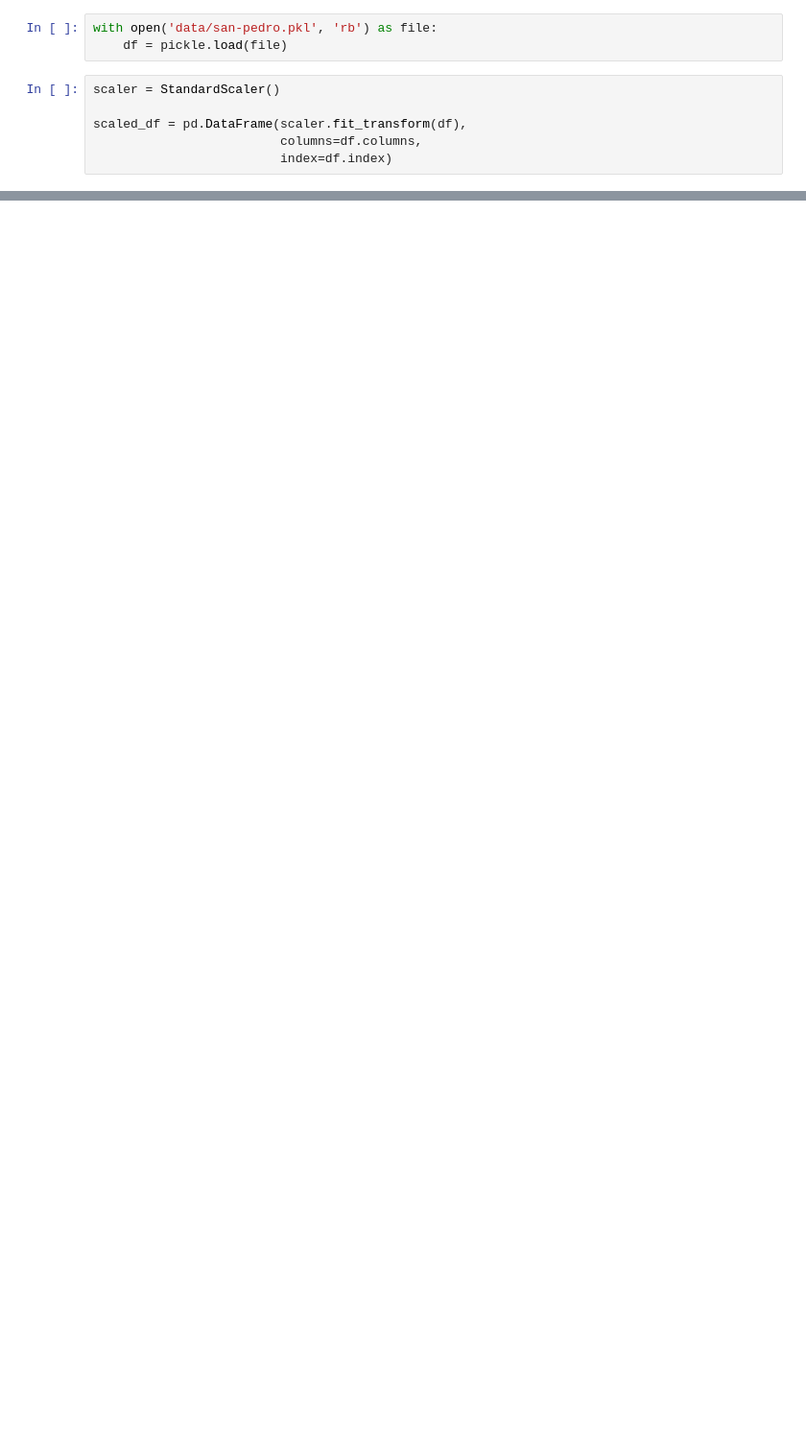
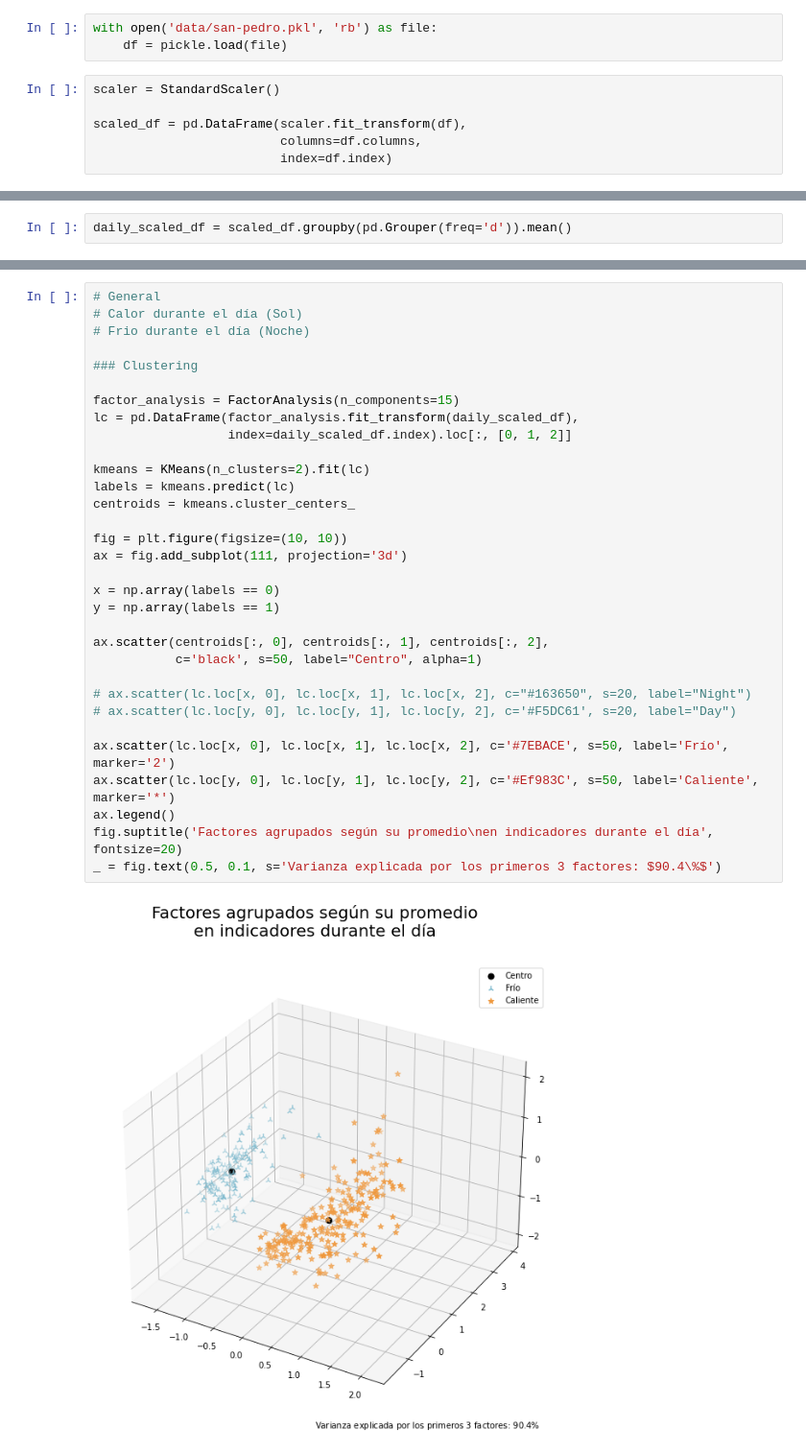
Before and after one commit to kmontocam/MA2003B, a Jupyter notebook: analysis.ipynb, the cells around one changed output, grey strips where cells are left out. Shown at 96% size. Cells and saved outputs as stored; diff of their text form; blank space fills up the shorter version.

```diff
--- a/analysis.ipynb
+++ b/analysis.ipynb
@@ -137,0 +193,2 @@ dtype: float64
+# %%
+daily_scaled_df = scaled_df.groupby(pd.Grouper(freq='d')).mean()
@@ -137,0 +233,34 @@ dtype: float64
+# %%
+# General
+# Calor durante el día (Sol)
+# Frio durante el día (Noche)
+
+### Clustering
+
+factor_analysis = FactorAnalysis(n_components=15)
+lc = pd.DataFrame(factor_analysis.fit_transform(daily_scaled_df),
+                  index=daily_scaled_df.index).loc[:, [0, 1, 2]]
+
+kmeans = KMeans(n_clusters=2).fit(lc)
+labels = kmeans.predict(lc)
+centroids = kmeans.cluster_centers_
+
+fig = plt.figure(figsize=(10, 10))
+ax = fig.add_subplot(111, projection='3d')
+
+x = np.array(labels == 0)
+y = np.array(labels == 1)
+
+ax.scatter(centroids[:, 0], centroids[:, 1], centroids[:, 2],
+           c='black', s=50, label="Centro", alpha=1)
+
+# ax.scatter(lc.loc[x, 0], lc.loc[x, 1], lc.loc[x, 2], c="#163650", s=20, label="Night")
+# ax.scatter(lc.loc[y, 0], lc.loc[y, 1], lc.loc[y, 2], c='#F5DC61', s=20, label="Day")
+
+ax.scatter(lc.loc[x, 0], lc.loc[x, 1], lc.loc[x, 2], c='#7EBACE', s=50, label='Frío', marker='2')
+ax.scatter(lc.loc[y, 0], lc.loc[y, 1], lc.loc[y, 2], c='#Ef983C', s=50, label='Caliente', marker='*')
+ax.legend()
+fig.suptitle('Factores agrupados según su promedio\nen indicadores durante el día', fontsize=20)
+_ = fig.text(0.5, 0.1, s='Varianza explicada por los primeros 3 factores: $90.4\%$')
+# %% [output]
+[figure, added]
```
Also changed, not shown: parts of 26 cells of this notebook.
